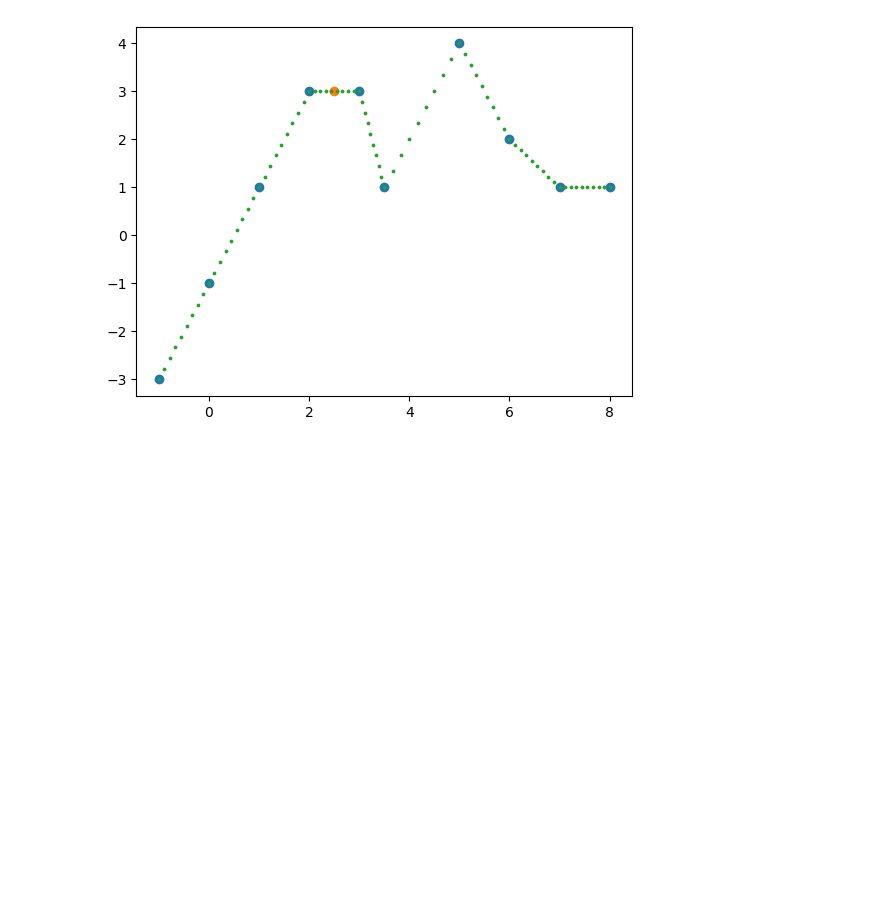
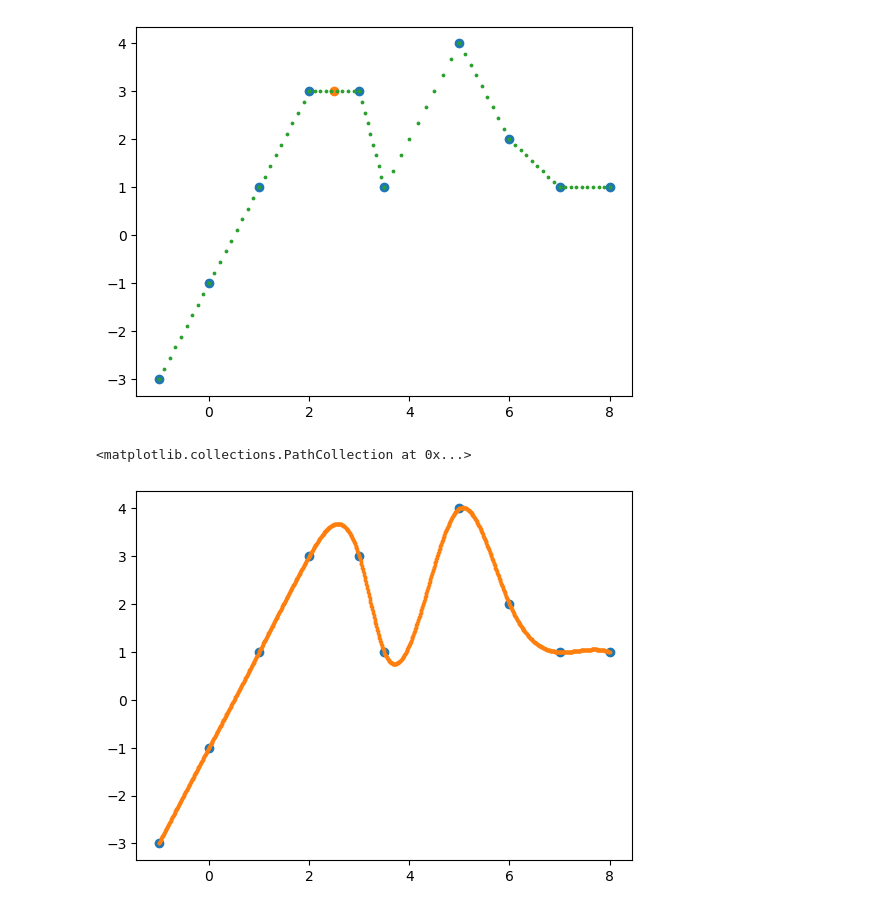
Before and after one commit to PolishJacob/ASTR5900_Projects, a Jupyter notebook: HW_01/Interpolation.ipynb, the cells around one changed output. Drawn from its saved outputs; the diff is of its cells as text; code cells hidden in the pictures; blank space fills up the shorter version.

Commit message:
Create plots for questions 2 and 3

```diff
--- a/HW_01/Interpolation.ipynb
+++ b/HW_01/Interpolation.ipynb
@@ -100,3 +101,15 @@ plt.scatter(highResX, highResY, s = 3)
 plt.show()
 # %% [output]
 [figure]
+# %%
+# Cubic spline interpolation
+cubic = CubicSpline(xpoints, ypoints)
+x_new = np.linspace(xpoints[0], xpoints[-1], 1000)
+y_new = cubic(x_new)
+
+# Plot cubic spline
+plt.scatter(xpoints, ypoints)
+plt.scatter(x_new, y_new, s = 3)
+# %% [output]
+<matplotlib.collections.PathCollection at 0x...>
+[figure, added]
```
Also changed, not shown: parts of 3 cells of this notebook.
